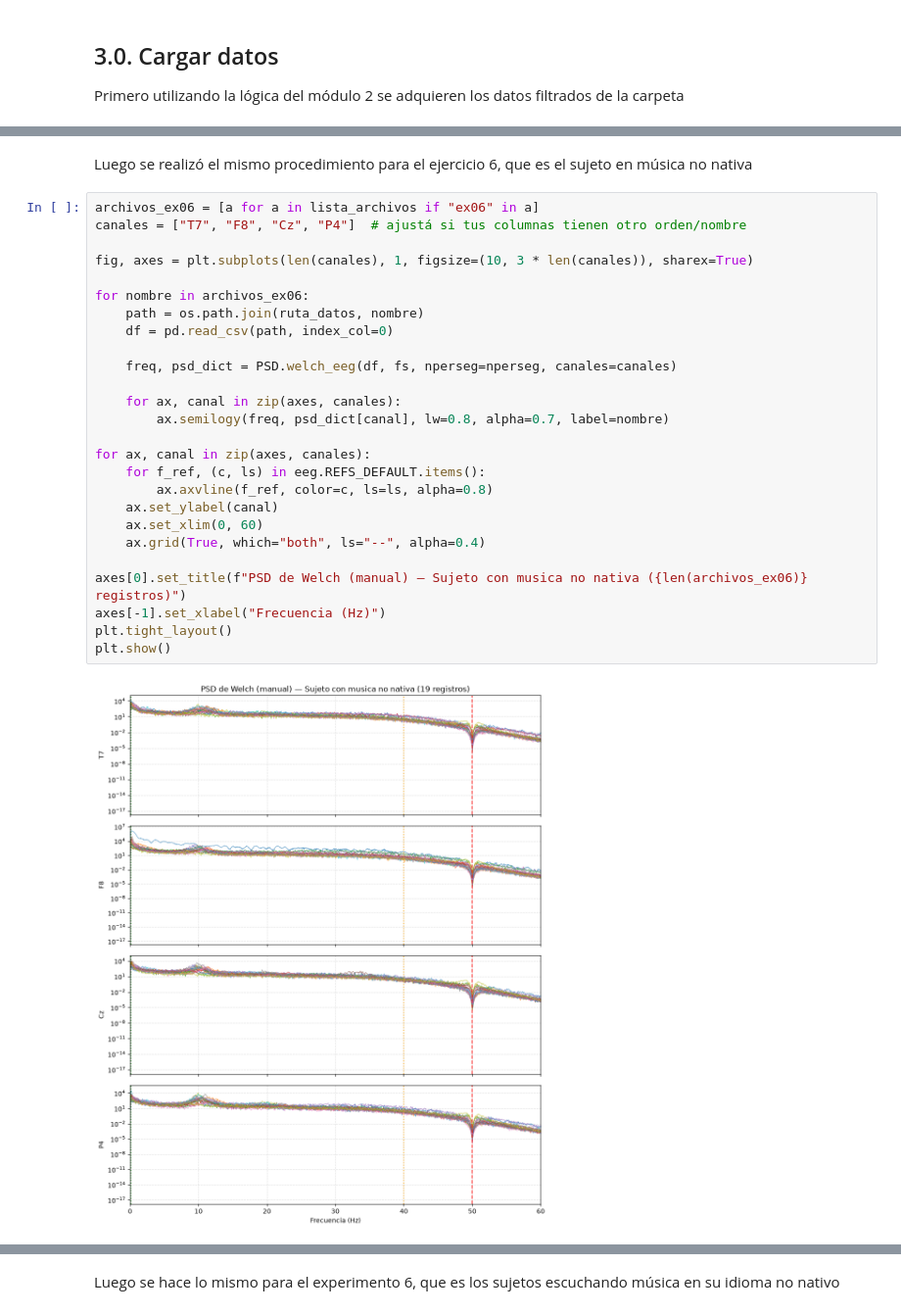
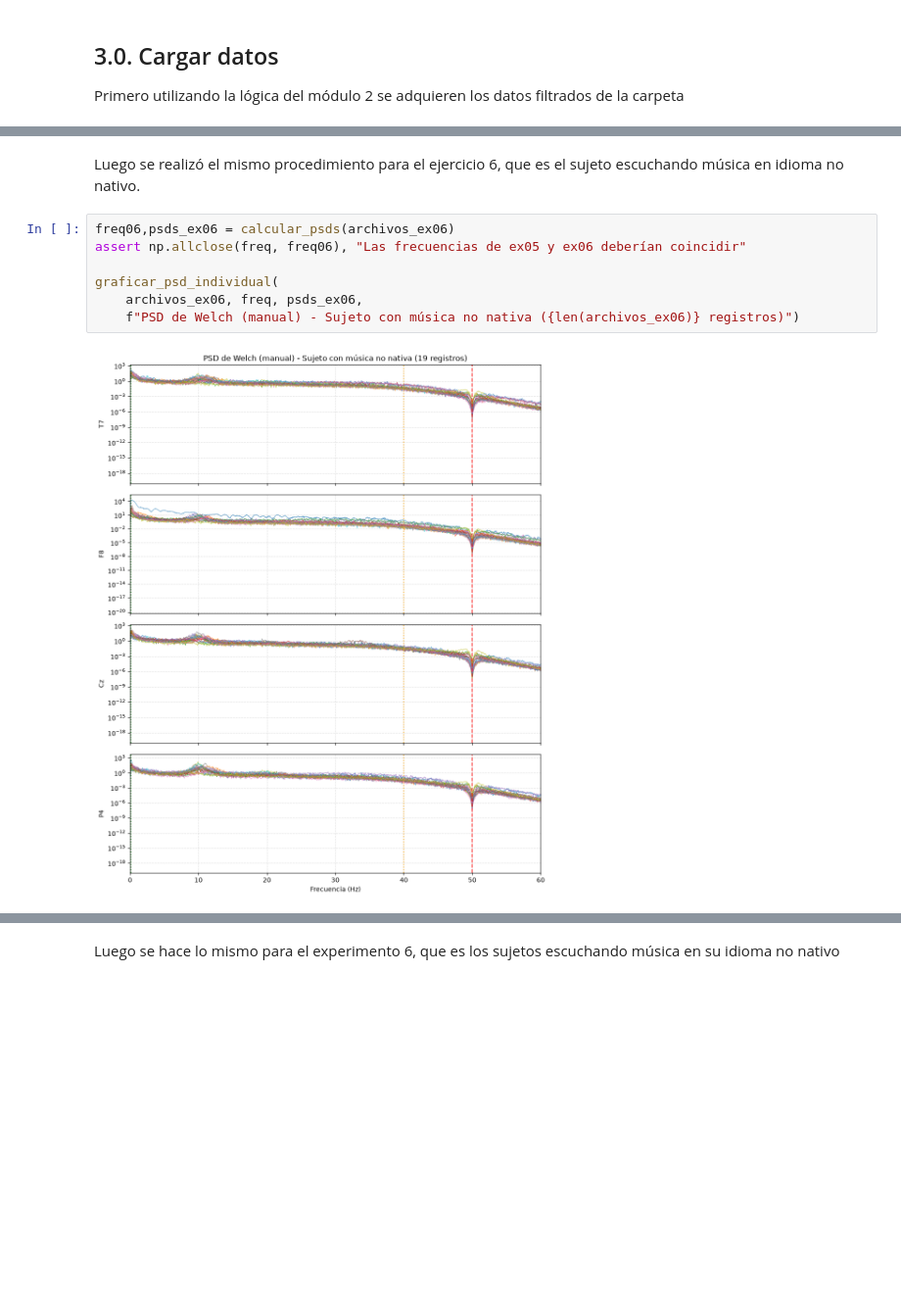
Before and after one commit to VictoriaEscobar/PSIB2026Q2-TPS-Grupo9-DelCarril_Escobar_Uthurralt, a Jupyter notebook: notebooks/03_Analisis_PSD.ipynb, the cells around one changed output, grey strips where cells are left out. Shown at 98% size. Drawn from its saved outputs; the diff is of its cells as text; blank space fills up the shorter version.

```diff
--- a/notebooks/03_Analisis_PSD.ipynb
+++ b/notebooks/03_Analisis_PSD.ipynb
@@ -77,30 +112,11 @@ plt.show()
 # %% [markdown]
-Luego se realizó el mismo procedimiento para el ejercicio 6, que es el sujeto en música no nativa
+Luego se realizó el mismo procedimiento para el ejercicio 6, que es el sujeto escuchando música en idioma no nativo.
 # %%
-archivos_ex06 = [a for a in lista_archivos if "ex06" in a]
-canales = ["T7", "F8", "Cz", "P4"]  # ajustá si tus columnas tienen otro orden/nombre
+freq06,psds_ex06 = calcular_psds(archivos_ex06)
+assert np.allclose(freq, freq06), "Las frecuencias de ex05 y ex06 deberían coincidir"
 
-fig, axes = plt.subplots(len(canales), 1, figsize=(10, 3 * len(canales)), sharex=True)
-
-for nombre in archivos_ex06:
-    path = os.path.join(ruta_datos, nombre)
-    df = pd.read_csv(path, index_col=0)
-
-    freq, psd_dict = PSD.welch_eeg(df, fs, nperseg=nperseg, canales=canales)
-
-    for ax, canal in zip(axes, canales):
-        ax.semilogy(freq, psd_dict[canal], lw=0.8, alpha=0.7, label=nombre)
-
-for ax, canal in zip(axes, canales):
-    for f_ref, (c, ls) in eeg.REFS_DEFAULT.items():
-        ax.axvline(f_ref, color=c, ls=ls, alpha=0.8)
-    ax.set_ylabel(canal)
-    ax.set_xlim(0, 60)
-    ax.grid(True, which="both", ls="--", alpha=0.4)
-
-axes[0].set_title(f"PSD de Welch (manual) — Sujeto con musica no nativa ({len(archivos_ex06)} registros)")
-axes[-1].set_xlabel("Frecuencia (Hz)")
-plt.tight_layout()
-plt.show()
+graficar_psd_individual(
+    archivos_ex06, freq, psds_ex06,
+    f"PSD de Welch (manual) - Sujeto con música no nativa ({len(archivos_ex06)} registros)")
 # %% [output]
-[figure, old version]
+[figure, new version]
```
Also changed, not shown: parts of 18 cells of this notebook, 5 other files.
